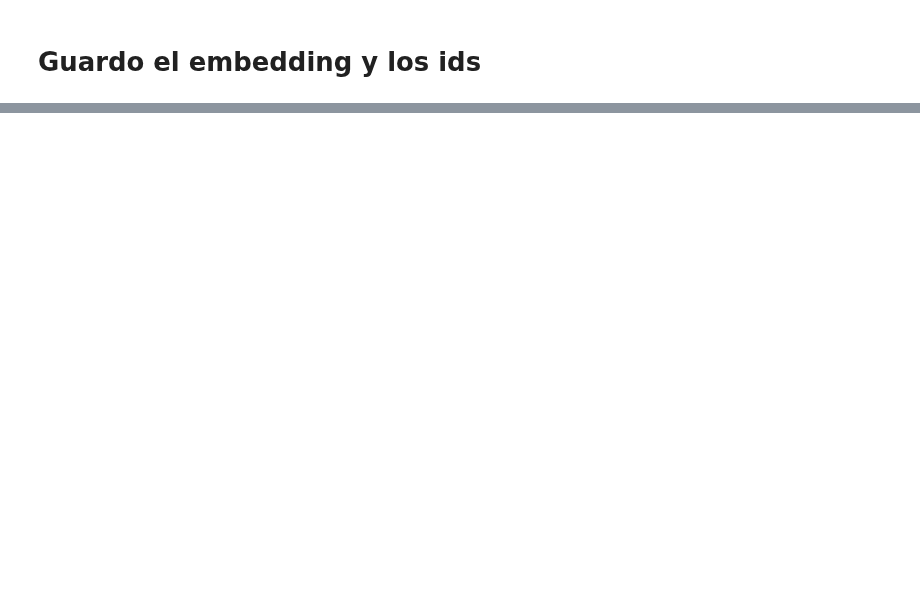
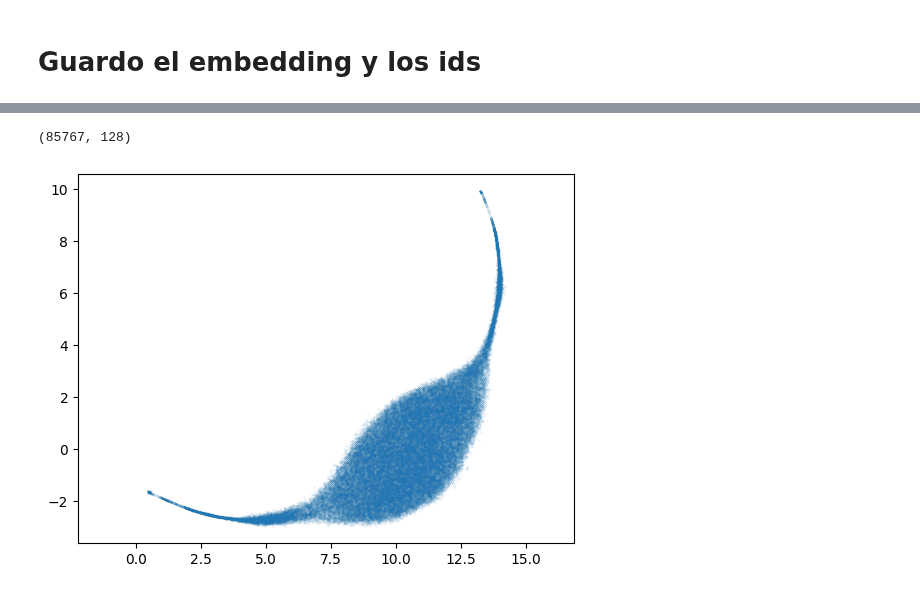
Before and after one commit to argelignacio/TRABAJO-PROFESIONAL-7599-, a Jupyter notebook: clustering/embedders/custom_embedder.ipynb, the cells around one changed output, grey strips where cells are left out. Cells and saved outputs as stored; diff of their text form; code cells hidden in the pictures; blank space fills up the shorter version.

Commit message:
add plot de embeddings

```diff
--- a/clustering/embedders/custom_embedder.ipynb
+++ b/clustering/embedders/custom_embedder.ipynb
@@ -218,4 +245,4 @@ import pickle
 with open('ids.pkl', 'wb') as f:
     pickle.dump(ids, f)
 # %%
-np.load("embedding_matrix.npy", allow_pickle=True)
+embedding_matrix = np.load("embedding_matrix.npy", allow_pickle=True)
@@ -235,0 +265,14 @@ array([[[-0.00755241,  0.01055122, -0.00257764, ...,  0.00712189,
+# %%
+embedding_matrix[0].shape
+# %% [output]
+(85767, 128)
+# %%
+import umap
+embedding = umap.UMAP(n_components=2).fit(embedding_matrix[0])
+# %%
+import matplotlib.pyplot as plt
+plt.scatter(embedding.embedding_[:, 0], embedding.embedding_[:, 1], alpha=0.4, s=0.02)
+plt.gca().set_aspect('equal', 'datalim')
+plt.show()
+# %% [output]
+[figure, added]
```
Also changed, not shown: parts of 13 cells of this notebook.
